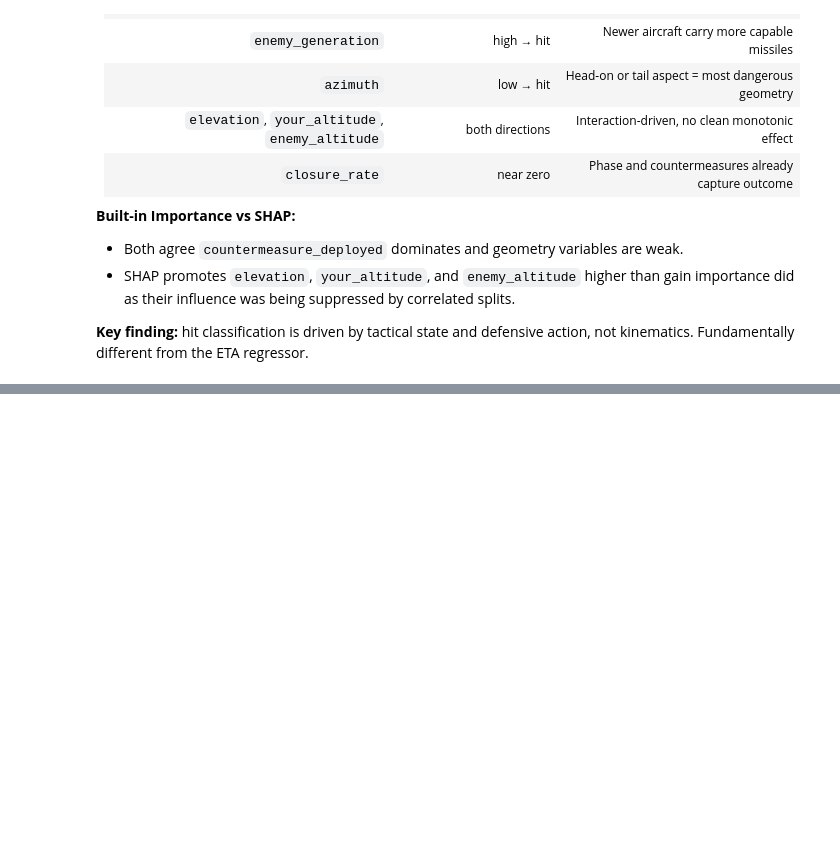
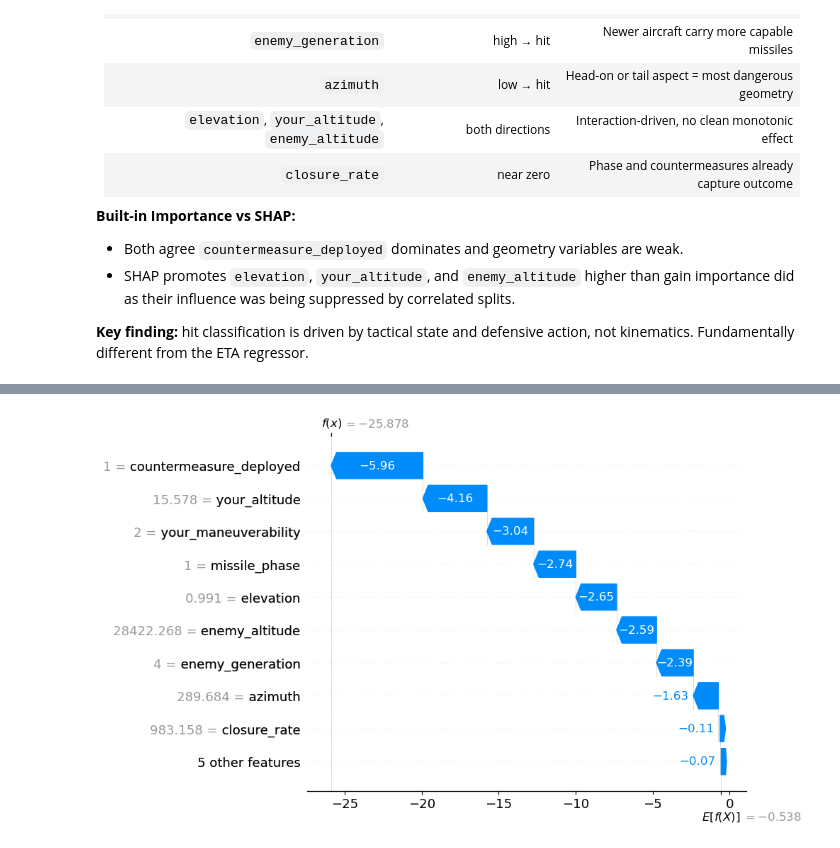
Before and after one commit to Eakempreet/ATAS_Project, a Jupyter notebook: notebooks/03_hit_classifier/03_hit_classifier.ipynb, the cells around one changed output, grey strips where cells are left out. Drawn from its saved outputs; the diff is of its cells as text; code cells hidden in the pictures; blank space fills up the shorter version.

```diff
--- a/notebooks/03_hit_classifier/03_hit_classifier.ipynb
+++ b/notebooks/03_hit_classifier/03_hit_classifier.ipynb
@@ -1499,0 +1534,9 @@ Beeswarm adds direction and per-row detail that built-in importance cannot show.
+# %%
+# Get teh SHAP explanation for the high probability of miss
+miss_row_explanation = shap_explanations[miss_idx]
+
+# Waterfall plot - shows how each feature pushed the prediction
+# up or down from the base value for this specific row
+shap.plots.waterfall(miss_row_explanation)
+# %% [output]
+[figure, added]
```
Also changed, not shown: parts of 4 cells of this notebook.
